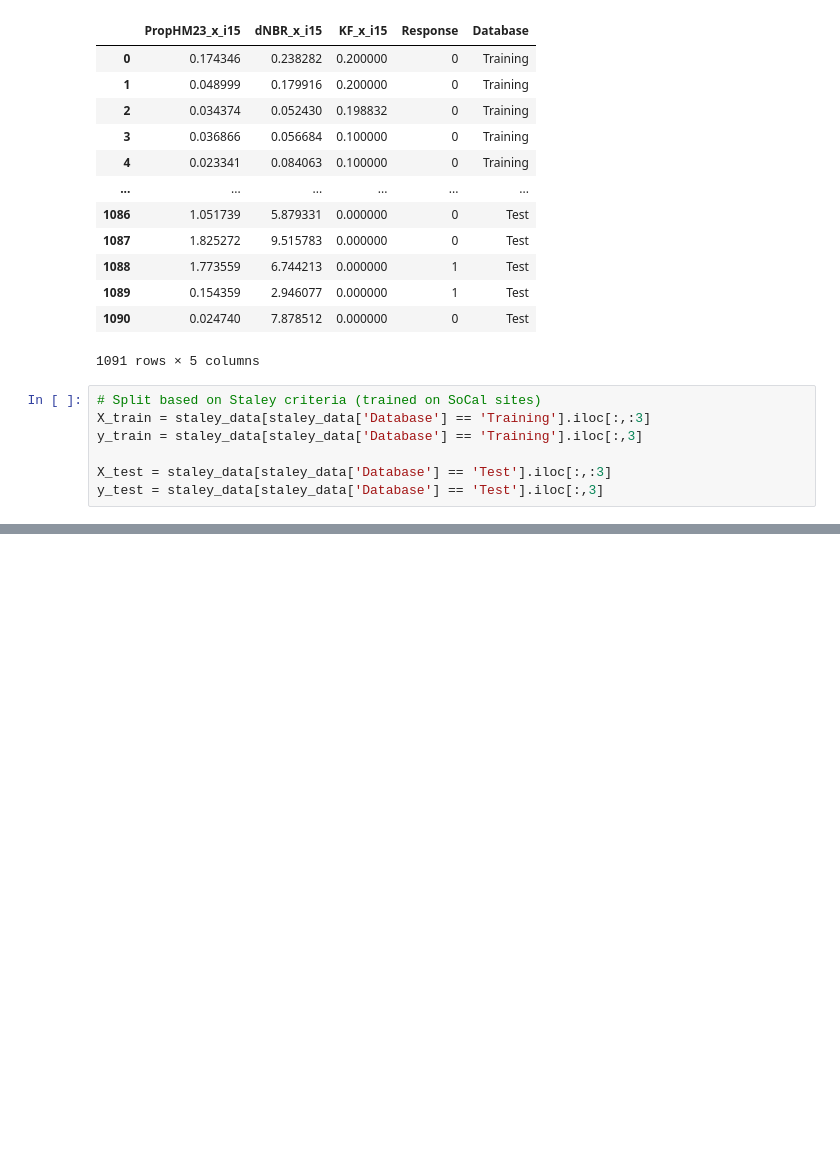
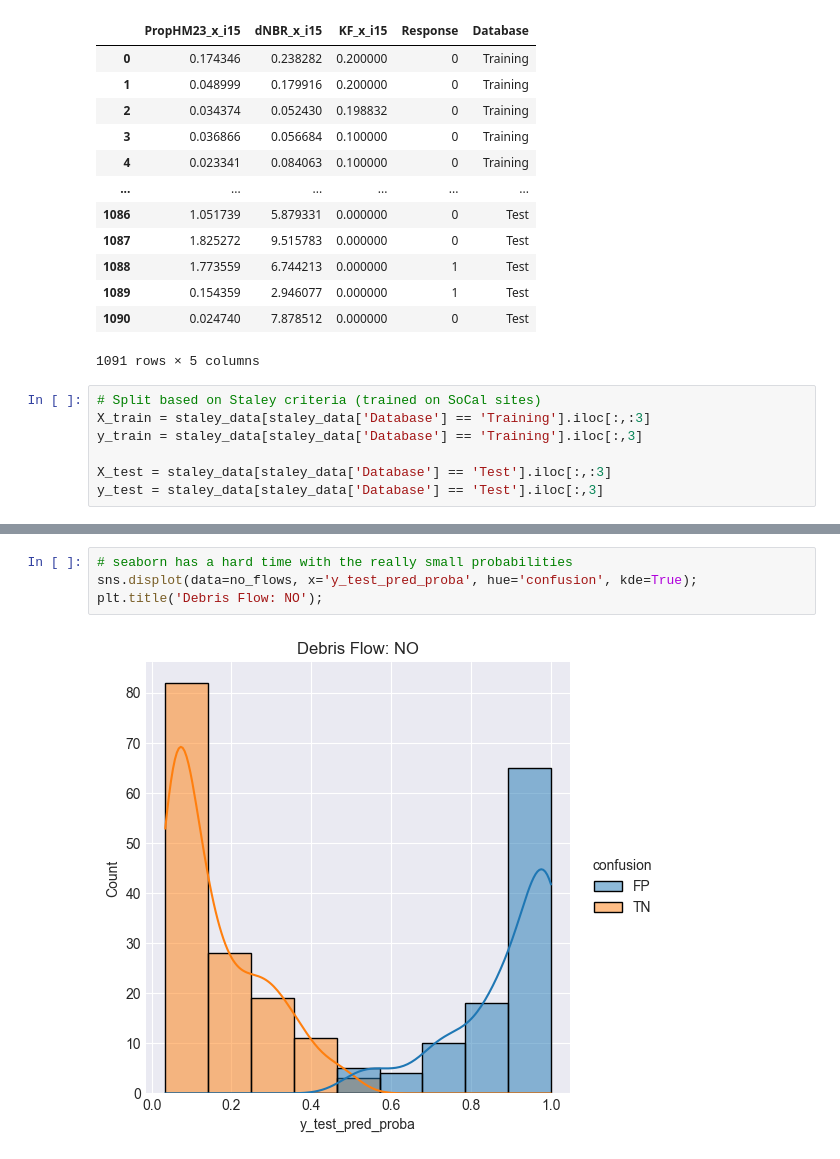
Before and after one commit to gojandrooo/DSE-Capstone, a Jupyter notebook: notebooks/03_ML_models/01_Model Evaluation - ST16 and Random Forest.ipynb, the cells around one changed output, grey strips where cells are left out. Drawn from its saved outputs; the diff is of its cells as text; blank space fills up the shorter version.

```diff
--- a/notebooks/03_ML_models/01_Model Evaluation - ST16 and Random Forest.ipynb
+++ b/notebooks/03_ML_models/01_Model Evaluation - ST16 and Random Forest.ipynb
@@ -528,0 +292,6 @@ F1 Score (test): 0.7010309278350515
+# %%
+# seaborn has a hard time with the really small probabilities
+sns.displot(data=no_flows, x='y_test_pred_proba', hue='confusion', kde=True);
+plt.title('Debris Flow: NO');
+# %% [output]
+[figure, added]
```
Also changed, not shown: parts of 55 cells of this notebook, 4 other files.
